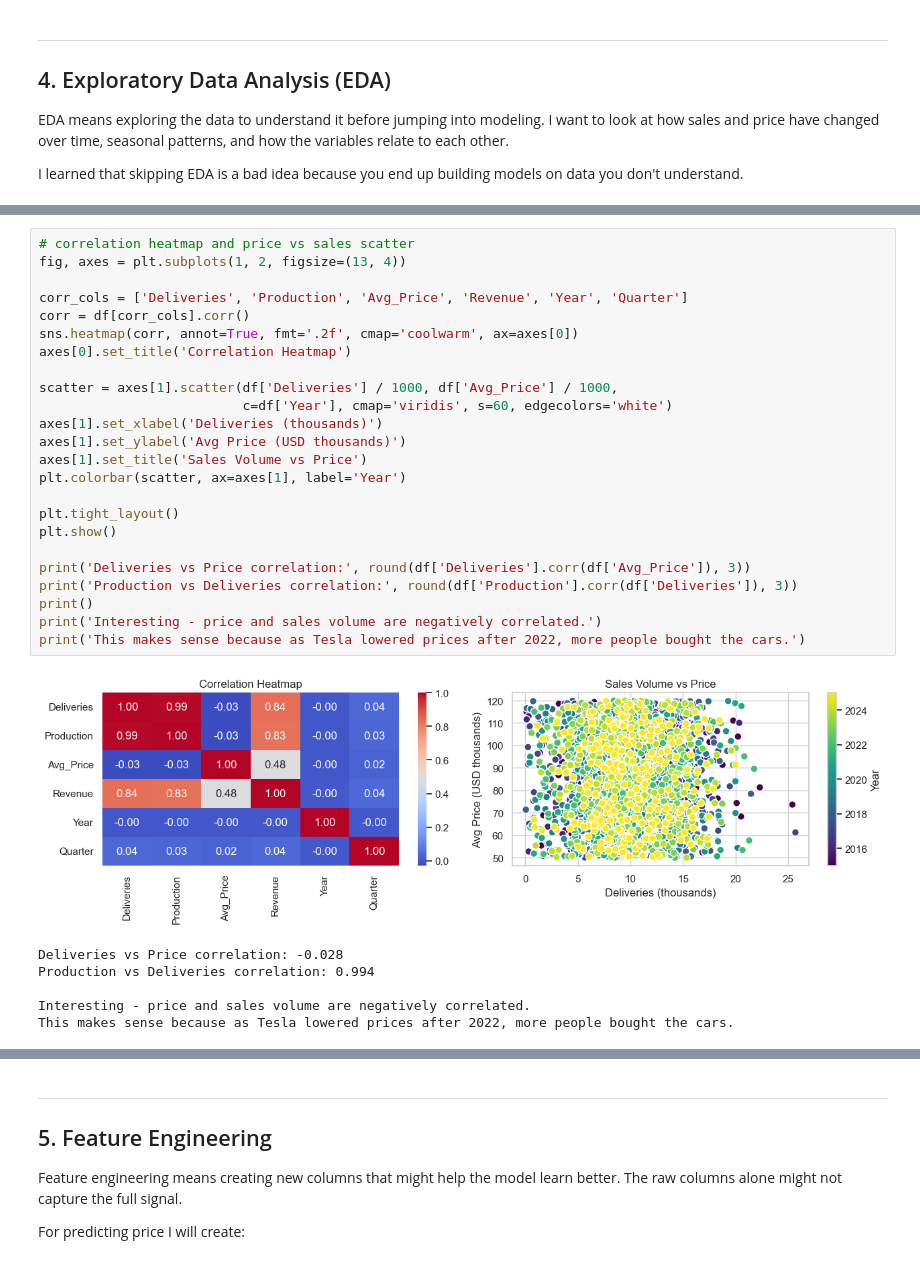
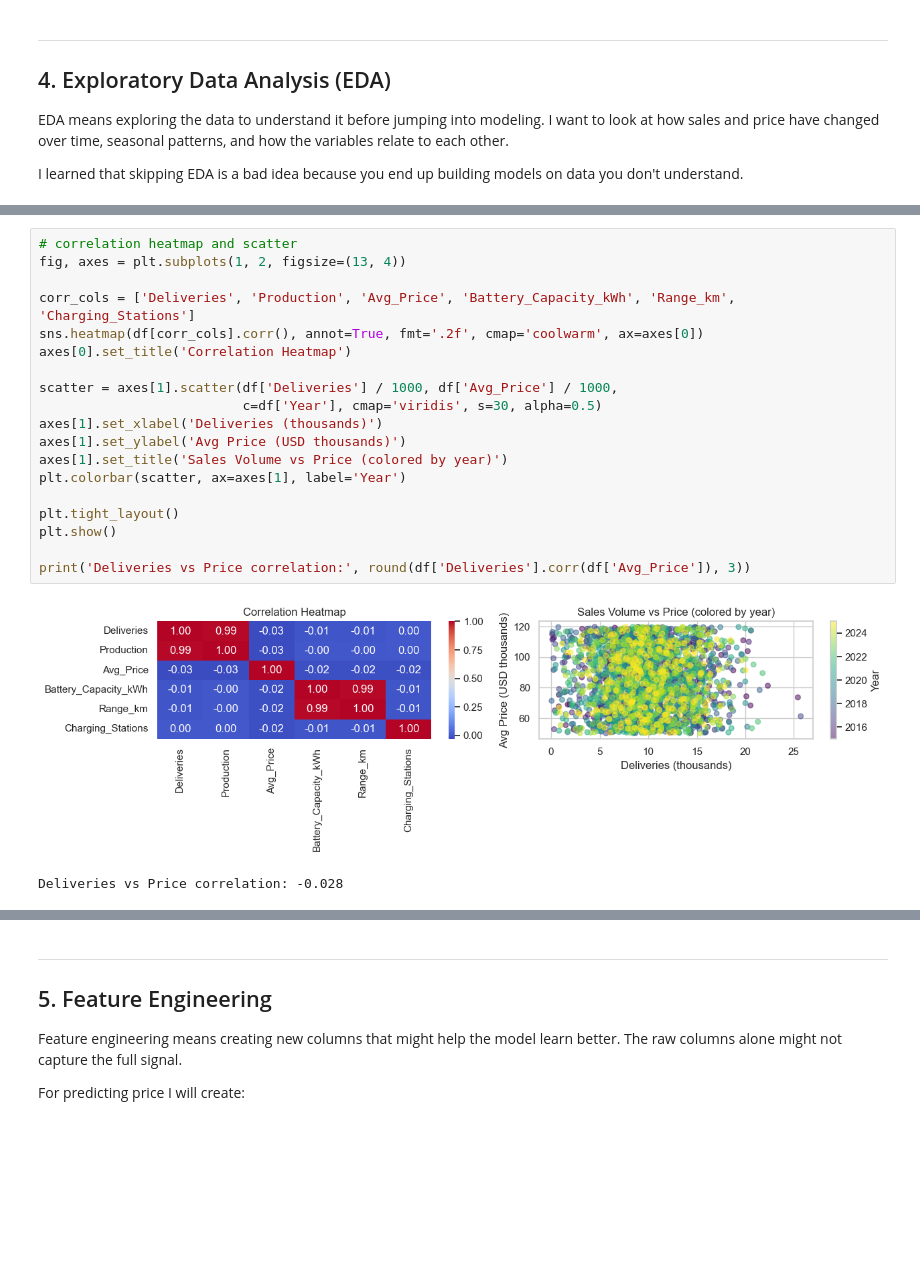
Before and after one commit to soumi-mishra/Celebal-Technologies-Internship, a Jupyter notebook: week2_soumi_mishra.ipynb, the cells around one changed output, grey strips where cells are left out. Cells and saved outputs as stored; diff of their text form; blank space fills up the shorter version.

```diff
--- a/week2_soumi_mishra.ipynb
+++ b/week2_soumi_mishra.ipynb
@@ -266,32 +205,23 @@ Price does not vary much by quarter which makes sense since pricing is set by pr
 # %%
-# correlation heatmap and price vs sales scatter
+# correlation heatmap and scatter
 fig, axes = plt.subplots(1, 2, figsize=(13, 4))
 
-corr_cols = ['Deliveries', 'Production', 'Avg_Price', 'Revenue', 'Year', 'Quarter']
-corr = df[corr_cols].corr()
-sns.heatmap(corr, annot=True, fmt='.2f', cmap='coolwarm', ax=axes[0])
+corr_cols = ['Deliveries', 'Production', 'Avg_Price', 'Battery_Capacity_kWh', 'Range_km', 'Charging_Stations']
+sns.heatmap(df[corr_cols].corr(), annot=True, fmt='.2f', cmap='coolwarm', ax=axes[0])
 axes[0].set_title('Correlation Heatmap')
 
 scatter = axes[1].scatter(df['Deliveries'] / 1000, df['Avg_Price'] / 1000,
-                          c=df['Year'], cmap='viridis', s=60, edgecolors='white')
+                          c=df['Year'], cmap='viridis', s=30, alpha=0.5)
 axes[1].set_xlabel('Deliveries (thousands)')
 axes[1].set_ylabel('Avg Price (USD thousands)')
-axes[1].set_title('Sales Volume vs Price')
+axes[1].set_title('Sales Volume vs Price (colored by year)')
 plt.colorbar(scatter, ax=axes[1], label='Year')
 
 plt.tight_layout()
 plt.show()
 
 print('Deliveries vs Price correlation:', round(df['Deliveries'].corr(df['Avg_Price']), 3))
-print('Production vs Deliveries correlation:', round(df['Production'].corr(df['Deliveries']), 3))
-print()
-print('Interesting - price and sales volume are negatively correlated.')
-print('This makes sense because as Tesla lowered prices after 2022, more people bought the cars.')
 # %% [output]
-[figure, old version]
+[figure, new version]
 Deliveries vs Price correlation: -0.028
-Production vs Deliveries correlation: 0.994
-
-Interesting - price and sales volume are negatively correlated.
-This makes sense because as Tesla lowered prices after 2022, more people bought the cars.
 # %%
```
Also changed, not shown: parts of 26 cells of this notebook.
